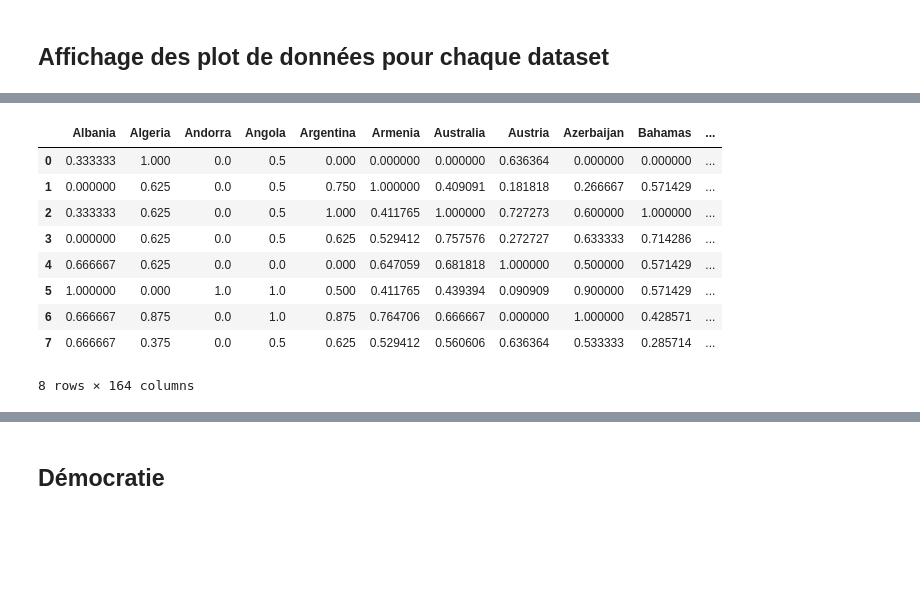
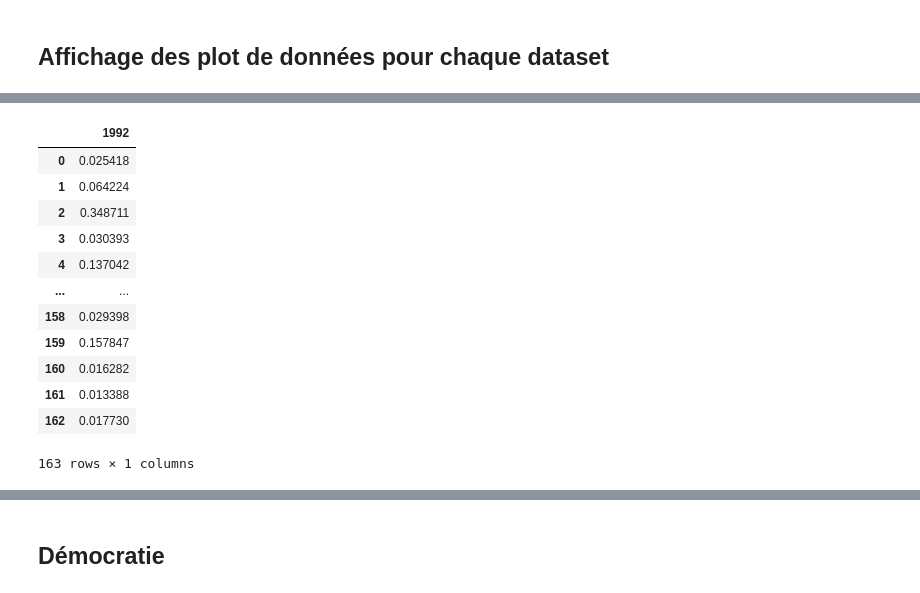
Before and after one commit to Jmuhleman/GML, a Jupyter notebook: analyseExplo.ipynb, the cells around one changed output, grey strips where cells are left out. Cells and saved outputs as stored; diff of their text form; code cells hidden in the pictures; blank space fills up the shorter version.

```diff
--- a/analyseExplo.ipynb
+++ b/analyseExplo.ipynb
@@ -511,13 +513,16 @@ ValueError: x and y must be the same size
-# %%
-medals
-# %% [output]
-|  | Albania | Algeria | Andorra | Angola | Argentina | Armenia | Australia | Austria | Azerbaijan | Bahamas | ... |
-| 0 | 0.333333 | 1.000 | 0.0 | 0.5 | 0.000 | 0.000000 | 0.000000 | 0.636364 | 0.000000 | 0.000000 | ... |
-| 1 | 0.000000 | 0.625 | 0.0 | 0.5 | 0.750 | 1.000000 | 0.409091 | 0.181818 | 0.266667 | 0.571429 | ... |
-| 2 | 0.333333 | 0.625 | 0.0 | 0.5 | 1.000 | 0.411765 | 1.000000 | 0.727273 | 0.600000 | 1.000000 | ... |
-| 3 | 0.000000 | 0.625 | 0.0 | 0.5 | 0.625 | 0.529412 | 0.757576 | 0.272727 | 0.633333 | 0.714286 | ... |
-| 4 | 0.666667 | 0.625 | 0.0 | 0.0 | 0.000 | 0.647059 | 0.681818 | 1.000000 | 0.500000 | 0.571429 | ... |
-| 5 | 1.000000 | 0.000 | 1.0 | 1.0 | 0.500 | 0.411765 | 0.439394 | 0.090909 | 0.900000 | 0.571429 | ... |
-| 6 | 0.666667 | 0.875 | 0.0 | 1.0 | 0.875 | 0.764706 | 0.666667 | 0.000000 | 1.000000 | 0.428571 | ... |
-| 7 | 0.666667 | 0.375 | 0.0 | 0.5 | 0.625 | 0.529412 | 0.560606 | 0.636364 | 0.533333 | 0.285714 | ... |
-8 rows × 164 columns
+# %%
+pop_1992
+# %% [output]
+|  | 1992 |
+| 0 | 0.025418 |
+| 1 | 0.064224 |
+| 2 | 0.348711 |
+| 3 | 0.030393 |
+| 4 | 0.137042 |
+| ... | ... |
+| 158 | 0.029398 |
+| 159 | 0.157847 |
+| 160 | 0.016282 |
+| 161 | 0.013388 |
+| 162 | 0.017730 |
+163 rows × 1 columns
```
Also changed, not shown: parts of 3 cells of this notebook, 4 other files.
